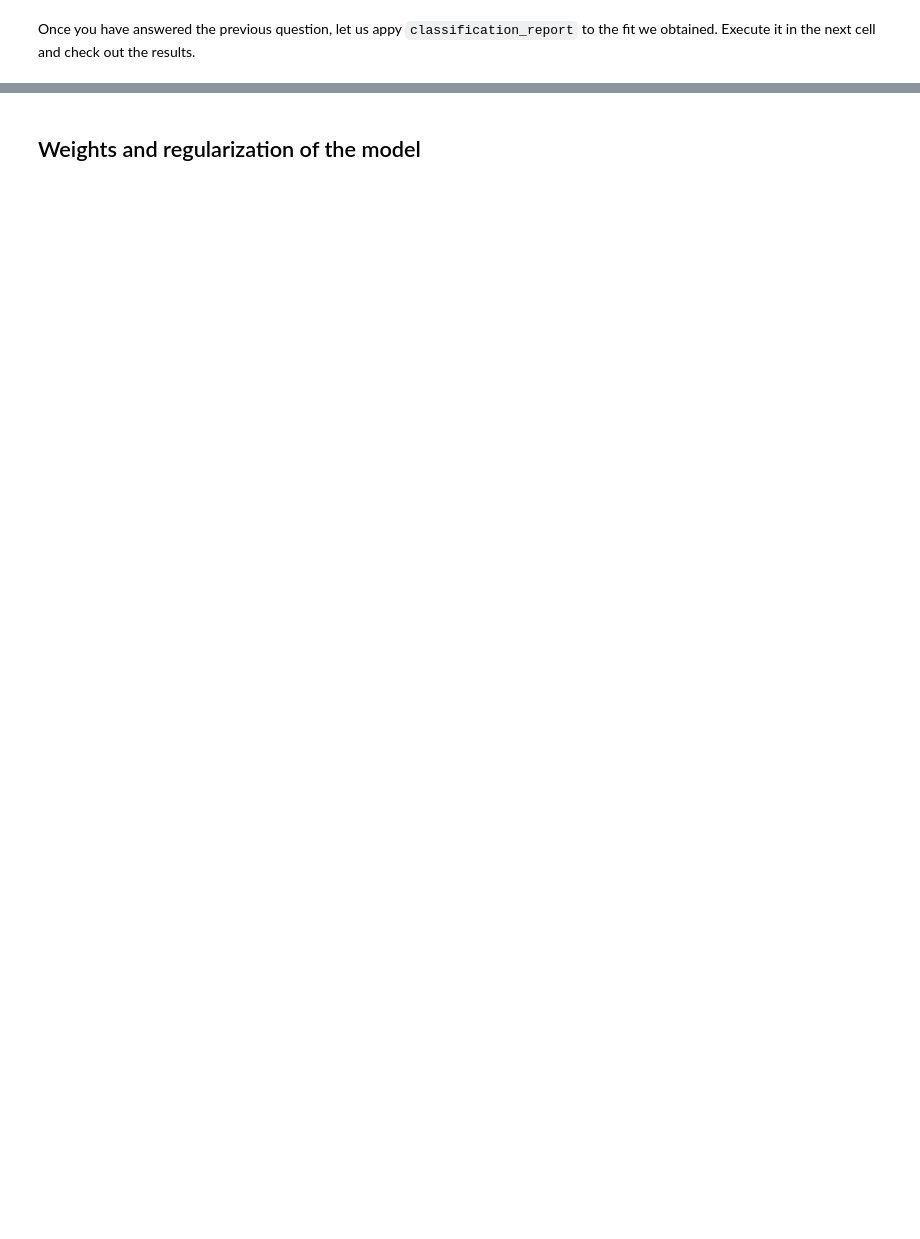
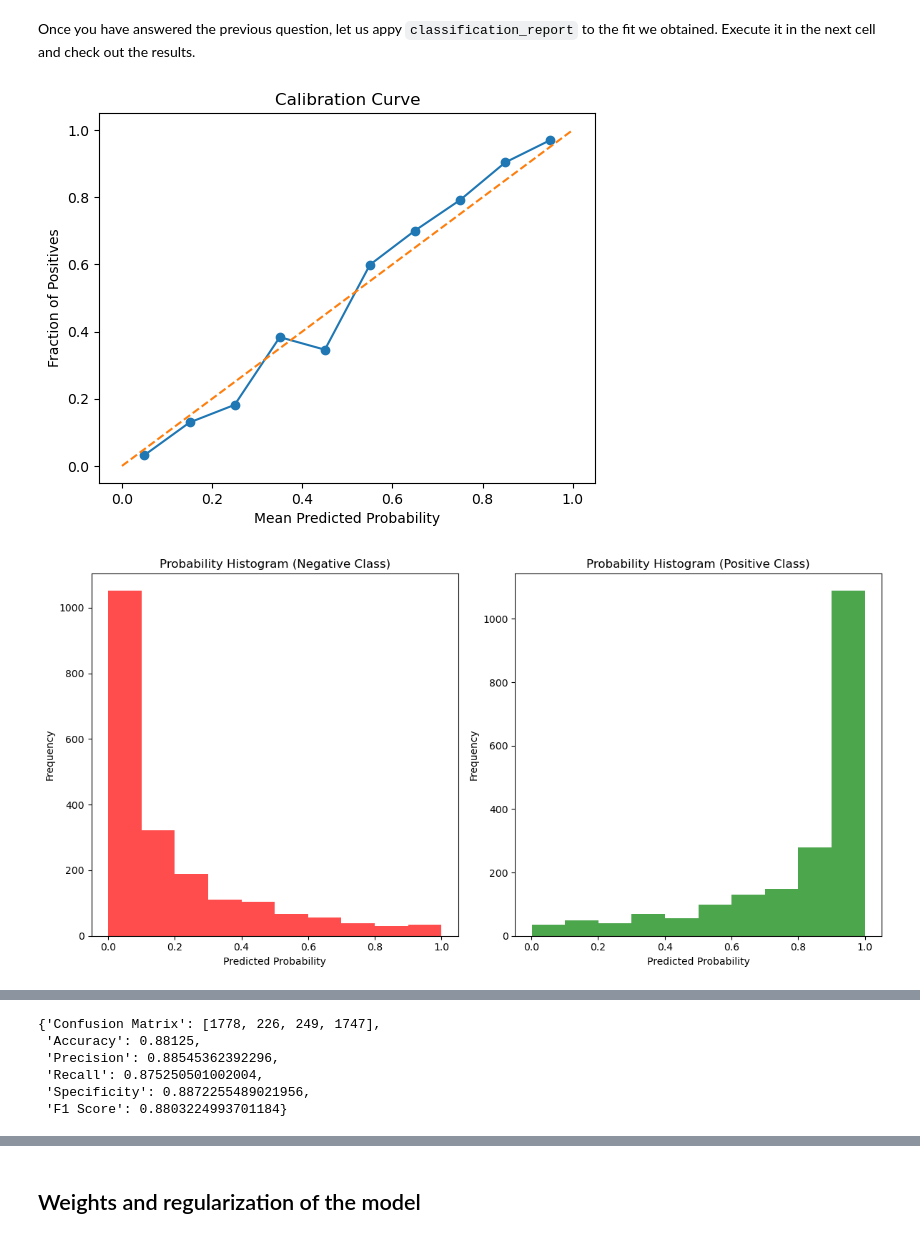
Before and after one commit to ICAI-IMAT-ML/p2-5-lyr-f, a Jupyter notebook: notebook/Lab2_5_LogisticRegression_and_regularization.ipynb, the cells around one changed output, grey strips where cells are left out. Drawn from its saved outputs; the diff is of its cells as text; code cells hidden in the pictures; blank space fills up the shorter version.

```diff
--- a/notebook/Lab2_5_LogisticRegression_and_regularization.ipynb
+++ b/notebook/Lab2_5_LogisticRegression_and_regularization.ipynb
@@ -171,5 +171,8 @@ In particular, take a look at the `classification_report` function. Before you c
 # %% [markdown]
 Once you have answered the previous question, let us appy `classification_report` to the fit we obtained. Execute it in the next cell and check out the results.
 # %%
-# TODO: Apply the classification_report function for the **TRAIN dataset predictions**
-classification_report(None, None, 1)
+# Apply the classification_report function for the **TRAIN dataset predictions**
+classification_report(y_train, y_train_prob, 1)
+# %% [output]
+[figure, added]
+[figure, added]
@@ -176 +180,7 @@ classification_report(None, None, 1)
+{'Confusion Matrix': [1778, 226, 249, 1747],
+ 'Accuracy': 0.88125,
+ 'Precision': 0.88545362392296,
+ 'Recall': 0.875250501002004,
+ 'Specificity': 0.8872255489021956,
+ 'F1 Score': 0.8803224993701184}
 # %%
```
Also changed, not shown: parts of 55 cells of this notebook, 1 other file.
